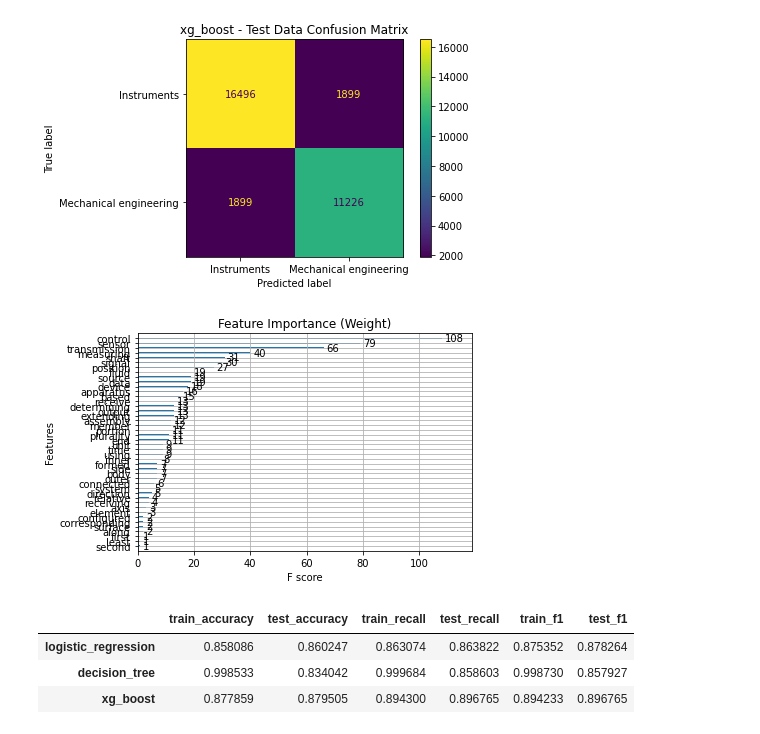
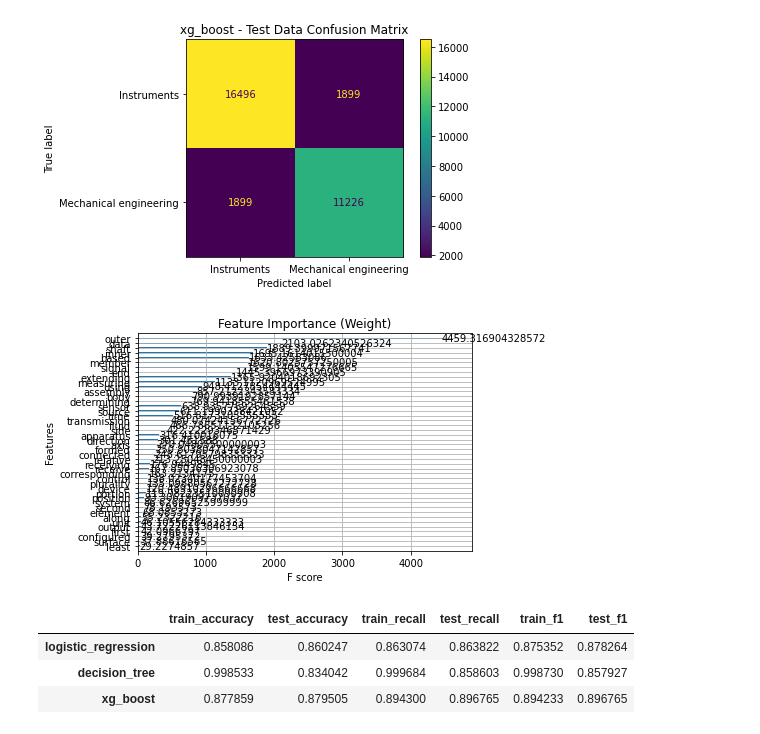
Before and after one commit to cmfritz/NLP-Patent-Classification, a Jupyter notebook: analysis.ipynb, the cells around one changed output. Cells and saved outputs as stored; diff of their text form; code cells hidden in the pictures.

```diff
--- a/analysis.ipynb
+++ b/analysis.ipynb
@@ -149,11 +149,11 @@ xgb_scores = mylib.model_scores(xgb, 'xg_boost',
 [figure]
 # %%
 # plot feature importance
-plot_importance(xgb, importance_type='weight')
+plot_importance(xgb, importance_type='gain')
 plt.title('Feature Importance (Weight)')
 plt.show()
 # %% [output]
-[figure, old version]
+[figure, new version]
 # %%
 scores = pd.concat([logreg_scores, dt_scores, xgb_scores])
 scores
```
Also changed, not shown: parts of 7 cells of this notebook.
